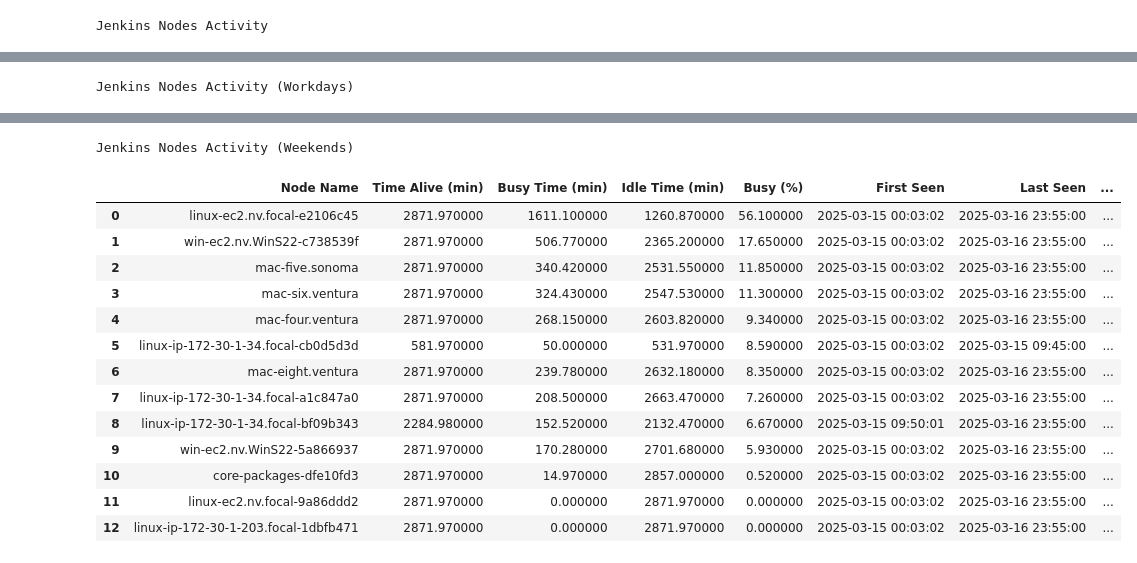
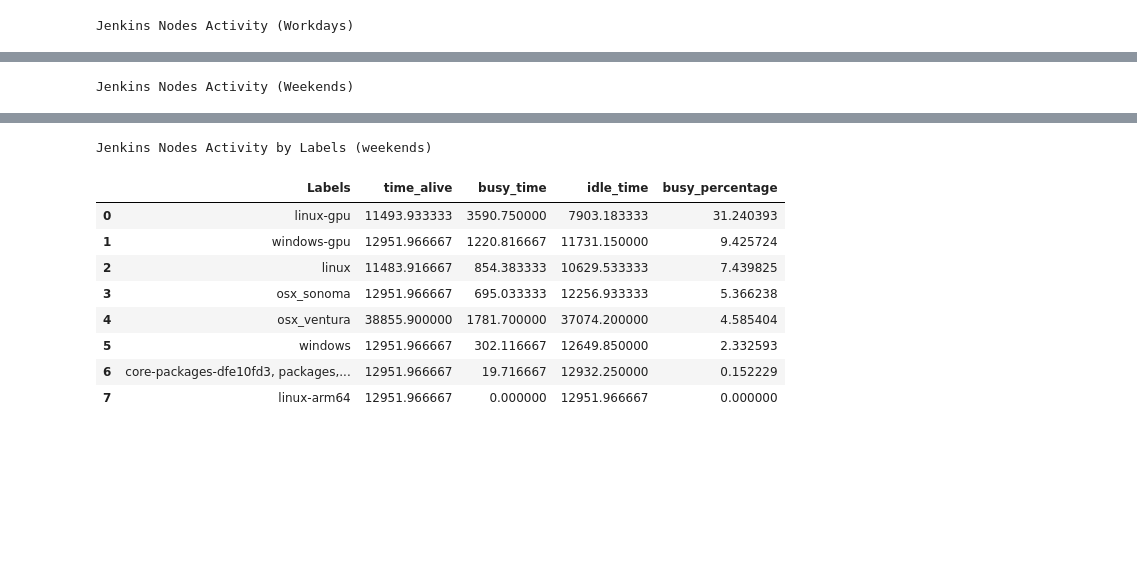
Before and after one commit to gazebo-tooling/release-tools, a Jupyter notebook: jenkins-scripts/tools/statistics-analysis/node_timing.ipynb, the cells around one changed output, grey strips where cells are left out. Saved outputs shown, nothing was run; the diff lists cells and outputs as text; code cells hidden in the pictures; blank space fills up the shorter version.

Commit message:
Generate reports by label

```diff
--- a/jenkins-scripts/tools/statistics-analysis/node_timing.ipynb
+++ b/jenkins-scripts/tools/statistics-analysis/node_timing.ipynb
@@ -127,15 +127,53 @@ def analyze_jenkins_nodes(df, title='Jenkins Nodes Activity'):
 
 df = load_data("agent_data.csv")
 # Absolute
-df, node_stats, report = analyze_jenkins_nodes(df)
+# df, node_stats, report = analyze_jenkins_nodes(df)
 # filter data to show only workdays
 df_workdays = df[df['timestamp'].dt.dayofweek < 5]
-df_workdays, node_stats, report = analyze_jenkins_nodes(df_workdays, title='Jenkins Nodes Activity (Workdays)')
+df_workdays, node_stats_workdays, report = analyze_jenkins_nodes(df_workdays, title='Jenkins Nodes Activity (Workdays)')
 # filter data to show only weekends
 df_weekends = df[df['timestamp'].dt.dayofweek >= 5]
-df_weekends, node_stats, report = analyze_jenkins_nodes(df_weekends, title='Jenkins Nodes Activity (Weekends)')
+df_weekends, node_stats_weekends, report = analyze_jenkins_nodes(df_weekends, title='Jenkins Nodes Activity (Weekends)')
+
+# Group by labels and recalculate the busy/idle times proportionally the time alive of each node
+def calculate_label_stats(node_stats):
+    label_stats = {}
+    for node, stats in node_stats.items():
+        label = stats['labels']
+        if label not in label_stats:
+            label_stats[label] = {
+                'time_alive': 0,
+                'busy_time': 0,
+                'idle_time': 0
+            }
+
+        label_stats[label]['time_alive'] += stats['time_alive']
+        label_stats[label]['busy_time'] += stats['busy_time']
+        label_stats[label]['idle_time'] += stats['idle_time']
+
+    for label, stats in label_stats.items():
+        stats['busy_percentage'] = (stats['busy_time'] / stats['time_alive'] * 100) if stats['time_alive'] > 0 else 0
+
+    return label_stats
+
+def generate_label_report(node_stats, title='Jenkins Nodes Activity by Labels'):
+    label_stats = calculate_label_stats(node_stats)
+    label_report = pd.DataFrame(label_stats).T
+    label_report = label_report.sort_values('busy_percentage', ascending=False)
+    label_report = label_report.rename_axis('Labels').reset_index()
+    label_report = label_report[['Labels', 'time_alive', 'busy_time', 'idle_time', 'busy_percentage']]
+    display(label_report.style.set_caption(title).set_table_styles(
+        [{'selector': 'thead th', 'props': [('background-color', '#f7f7f9'), ('color', '#333'), ('border', '1px solid #ddd')]},
+         {'selector': 'tbody tr:nth-child(even)', 'props': [('background-color', '#f9f9f9')]},
+         {'selector': 'tbody tr:nth-child(odd)', 'props': [('background-color', '#fff')]},
+         {'selector': 'tbody td', 'props': [('border', '1px solid #ddd'), ('color', '#000')]}]
+    ).set_properties(**{'text-align': 'center'}))
+    return label_report
+
+label_report_workdays = generate_label_report(node_stats_wordays, title='Jenkins Nodes Activity by Labels (workdays)')
+label_report_weekends = generate_label_report(node_stats_weekends, title='Jenkins Nodes Activity by Labels (weekends)')
 # %% [output]
-Jenkins Nodes Activity
+Jenkins Nodes Activity (Workdays)
 |  | Node Name | Time Alive (min) | Busy Time (min) | Idle Time (min) | Busy (%) | First Seen | Last Seen | ... |
 | 0 | linux-ec2.nv.focal-3865fe66 | 104.830000 | 104.830000 | 0.000000 | 100.000000 | 2025-03-14 17:50:10 | 2025-03-14 19:35:00 | ... |
 | 1 | linux-ec2.nv.focal-be0e29be | 725.000000 | 565.570000 | 159.430000 | 78.010000 | 2025-03-14 05:35:01 | 2025-03-14 17:40:01 | ... |
@@ -173,2 +211,2 @@ Node Activity Report:
-Jenkins Nodes Activity (Workdays)
+Jenkins Nodes Activity (Weekends)
 |  | Node Name | Time Alive (min) | Busy Time (min) | Idle Time (min) | Busy (%) | First Seen | Last Seen | ... |
@@ -208,15 +246,10 @@ Node Activity Report:
-Jenkins Nodes Activity (Weekends)
+Jenkins Nodes Activity by Labels (weekends)
-|  | Node Name | Time Alive (min) | Busy Time (min) | Idle Time (min) | Busy (%) | First Seen | Last Seen | ... |
-| 0 | linux-ec2.nv.focal-e2106c45 | 2871.970000 | 1611.100000 | 1260.870000 | 56.100000 | 2025-03-15 00:03:02 | 2025-03-16 23:55:00 | ... |
-| 1 | win-ec2.nv.WinS22-c738539f | 2871.970000 | 506.770000 | 2365.200000 | 17.650000 | 2025-03-15 00:03:02 | 2025-03-16 23:55:00 | ... |
-| 2 | mac-five.sonoma | 2871.970000 | 340.420000 | 2531.550000 | 11.850000 | 2025-03-15 00:03:02 | 2025-03-16 23:55:00 | ... |
-| 3 | mac-six.ventura | 2871.970000 | 324.430000 | 2547.530000 | 11.300000 | 2025-03-15 00:03:02 | 2025-03-16 23:55:00 | ... |
-| 4 | mac-four.ventura | 2871.970000 | 268.150000 | 2603.820000 | 9.340000 | 2025-03-15 00:03:02 | 2025-03-16 23:55:00 | ... |
-| 5 | linux-ip-172-30-1-34.focal-cb0d5d3d | 581.970000 | 50.000000 | 531.970000 | 8.590000 | 2025-03-15 00:03:02 | 2025-03-15 09:45:00 | ... |
-| 6 | mac-eight.ventura | 2871.970000 | 239.780000 | 2632.180000 | 8.350000 | 2025-03-15 00:03:02 | 2025-03-16 23:55:00 | ... |
-| 7 | linux-ip-172-30-1-34.focal-a1c847a0 | 2871.970000 | 208.500000 | 2663.470000 | 7.260000 | 2025-03-15 00:03:02 | 2025-03-16 23:55:00 | ... |
-| 8 | linux-ip-172-30-1-34.focal-bf09b343 | 2284.980000 | 152.520000 | 2132.470000 | 6.670000 | 2025-03-15 09:50:01 | 2025-03-16 23:55:00 | ... |
-| 9 | win-ec2.nv.WinS22-5a866937 | 2871.970000 | 170.280000 | 2701.680000 | 5.930000 | 2025-03-15 00:03:02 | 2025-03-16 23:55:00 | ... |
-| 10 | core-packages-dfe10fd3 | 2871.970000 | 14.970000 | 2857.000000 | 0.520000 | 2025-03-15 00:03:02 | 2025-03-16 23:55:00 | ... |
-| 11 | linux-ec2.nv.focal-9a86ddd2 | 2871.970000 | 0.000000 | 2871.970000 | 0.000000 | 2025-03-15 00:03:02 | 2025-03-16 23:55:00 | ... |
-| 12 | linux-ip-172-30-1-203.focal-1dbfb471 | 2871.970000 | 0.000000 | 2871.970000 | 0.000000 | 2025-03-15 00:03:02 | 2025-03-16 23:55:00 | ... |
+|  | Labels | time_alive | busy_time | idle_time | busy_percentage |
+| 0 | linux-gpu | 11493.933333 | 3590.750000 | 7903.183333 | 31.240393 |
+| 1 | windows-gpu | 12951.966667 | 1220.816667 | 11731.150000 | 9.425724 |
+| 2 | linux | 11483.916667 | 854.383333 | 10629.533333 | 7.439825 |
+| 3 | osx_sonoma | 12951.966667 | 695.033333 | 12256.933333 | 5.366238 |
+| 4 | osx_ventura | 38855.900000 | 1781.700000 | 37074.200000 | 4.585404 |
+| 5 | windows | 12951.966667 | 302.116667 | 12649.850000 | 2.332593 |
+| 6 | core-packages-dfe10fd3, packages,... | 12951.966667 | 19.716667 | 12932.250000 | 0.152229 |
+| 7 | linux-arm64 | 12951.966667 | 0.000000 | 12951.966667 | 0.000000 |
```
Also changed, not shown: parts of 1 cell of this notebook.
